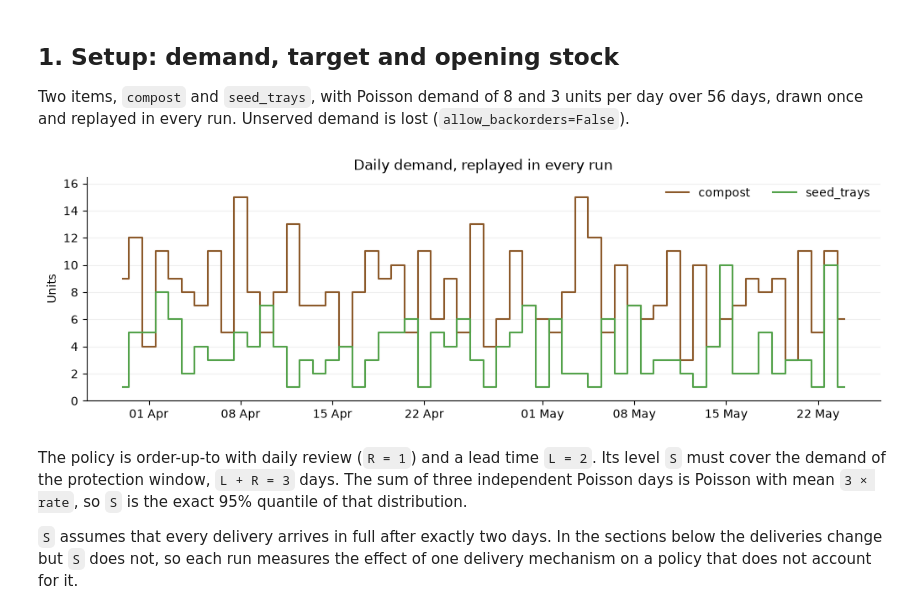
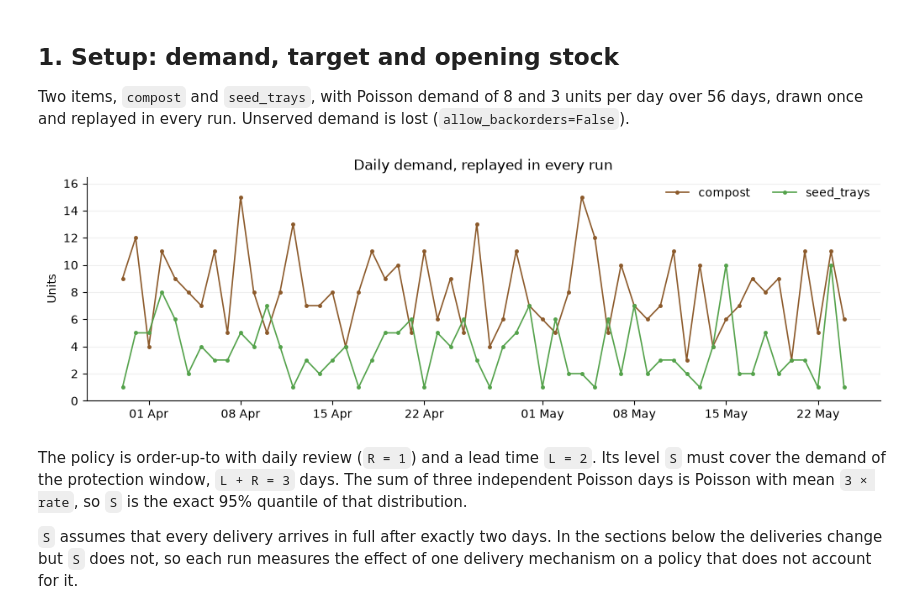
Before and after one commit to FilTheo/stockcast, a Jupyter notebook: examples/notebooks/05f_unreliable_supplier.ipynb, the cells around one changed output. Drawn from its saved outputs; the diff is of its cells as text; code cells hidden in the pictures.

Commit message:
Notebook 05f: draw daily demand as a line with markers, not steps
Co-Authored-By: Claude Opus 5.5 <noreply@anthropic.com>

```diff
--- a/examples/notebooks/05f_unreliable_supplier.ipynb
+++ b/examples/notebooks/05f_unreliable_supplier.ipynb
@@ -42,32 +42,40 @@ demand = pd.DataFrame(
 # %%
 import matplotlib.dates as mdates
 import matplotlib.pyplot as plt
 
 COMPOST_COLOR = "#8c5a2b"
 SEED_TRAYS_COLOR = "#54A24B"
 RELIABLE_COLOR = "#9CA3AF"
 PROBLEM_COLOR = "#E45756"
 WHOLESALER_COLOR = "#4C78A8"
 EXPRESS_COLOR = "#F58518"
 
 
 def style_axis(ax):
     ax.set_ylim(0, ax.get_ylim()[1] * 1.05)
     ax.grid(axis="y", alpha=0.2)
     ax.spines[["top", "right"]].set_visible(False)
     ax.xaxis.set_major_formatter(mdates.DateFormatter("%d %b"))
 
 
 fig, ax = plt.subplots(figsize=(10, 3.2), layout="constrained")
 for sku, color in [("compost", COMPOST_COLOR), ("seed_trays", SEED_TRAYS_COLOR)]:
     rows = demand.loc[demand["unique_id"].eq(sku)]
-    ax.step(rows["date"], rows["y"], where="mid", color=color, label=sku)
+    ax.plot(
+        rows["date"],
+        rows["y"],
+        marker="o",
+        markersize=2.5,
+        linewidth=1.2,
+        color=color,
+        label=sku,
+    )
 ax.set(title="Daily demand, replayed in every run", ylabel="Units")
 style_axis(ax)
 ax.legend(frameon=False, ncol=2, loc="upper right")
 plt.show()
 # %% [output]
-[figure, old version]
+[figure, new version]
 # %% [markdown]
 The policy is order-up-to with daily review (`R = 1`) and a lead time `L = 2`. Its level `S` must cover the demand of the protection window, `L + R = 3` days. The sum of three independent Poisson days is Poisson with mean `3 × rate`, so `S` is the exact 95% quantile of that distribution.
 
```
